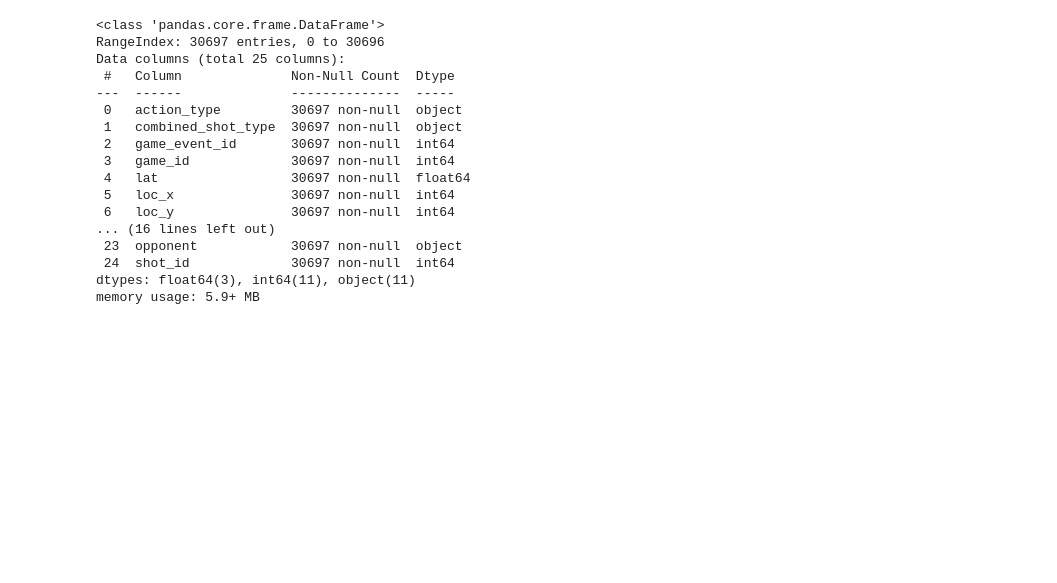
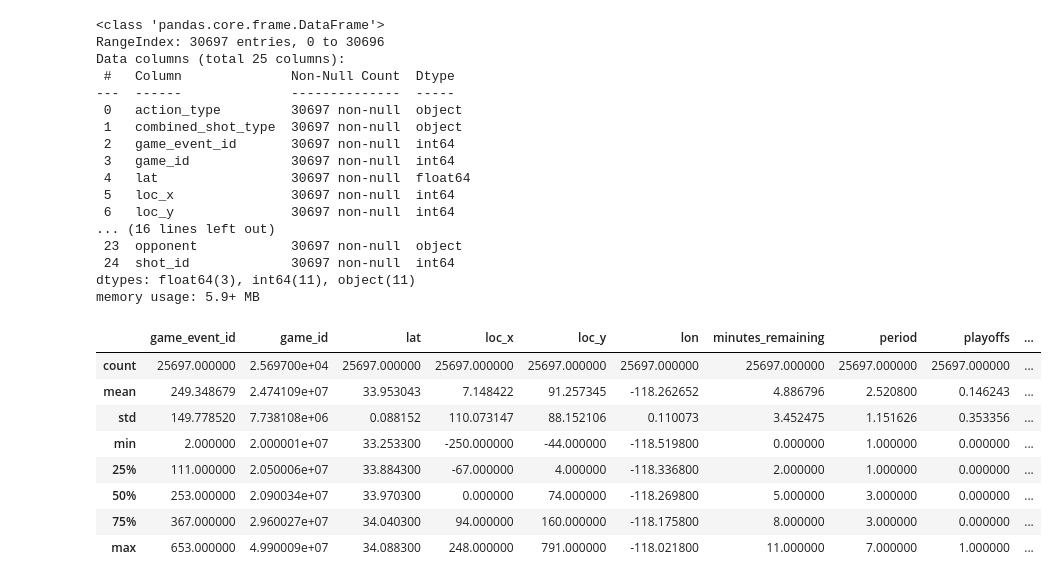
Before and after one commit to Arbaj-Mulla/NBA-Shot-Prediction, a Jupyter notebook: NBA shot predictions.ipynb, the cells around one changed output. Drawn from its saved outputs; the diff is of its cells as text; code cells hidden in the pictures; blank space fills up the shorter version.

```diff
--- a/NBA shot predictions.ipynb
+++ b/NBA shot predictions.ipynb
@@ -101,0 +108,13 @@ memory usage: 5.9+ MB
+# %%
+#statistical information
+data.describe()
+# %% [output]
+|  | game_event_id | game_id | lat | loc_x | loc_y | lon | minutes_remaining | period | playoffs | ... |
+| count | 25697.000000 | 2.569700e+04 | 25697.000000 | 25697.000000 | 25697.000000 | 25697.000000 | 25697.000000 | 25697.000000 | 25697.000000 | ... |
+| mean | 249.348679 | 2.474109e+07 | 33.953043 | 7.148422 | 91.257345 | -118.262652 | 4.886796 | 2.520800 | 0.146243 | ... |
+| std | 149.778520 | 7.738108e+06 | 0.088152 | 110.073147 | 88.152106 | 0.110073 | 3.452475 | 1.151626 | 0.353356 | ... |
+| min | 2.000000 | 2.000001e+07 | 33.253300 | -250.000000 | -44.000000 | -118.519800 | 0.000000 | 1.000000 | 0.000000 | ... |
+| 25% | 111.000000 | 2.050006e+07 | 33.884300 | -67.000000 | 4.000000 | -118.336800 | 2.000000 | 1.000000 | 0.000000 | ... |
+| 50% | 253.000000 | 2.090034e+07 | 33.970300 | 0.000000 | 74.000000 | -118.269800 | 5.000000 | 3.000000 | 0.000000 | ... |
+| 75% | 367.000000 | 2.960027e+07 | 34.040300 | 94.000000 | 160.000000 | -118.175800 | 8.000000 | 3.000000 | 0.000000 | ... |
+| max | 653.000000 | 4.990009e+07 | 34.088300 | 248.000000 | 791.000000 | -118.021800 | 11.000000 | 7.000000 | 1.000000 | ... |
```
Also changed, not shown: parts of 22 cells of this notebook.
